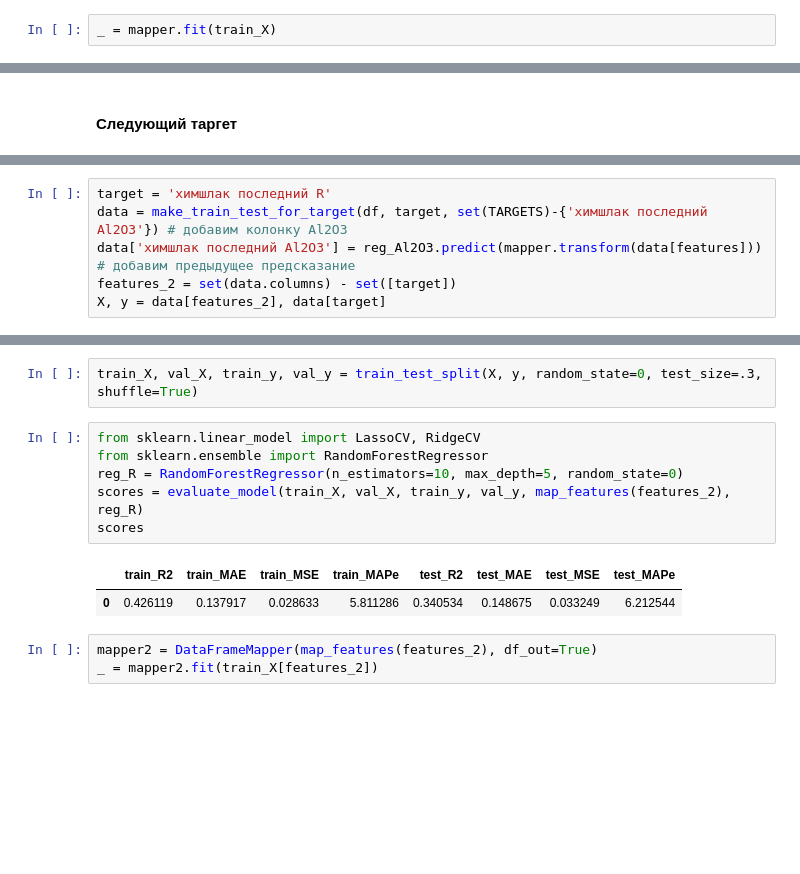
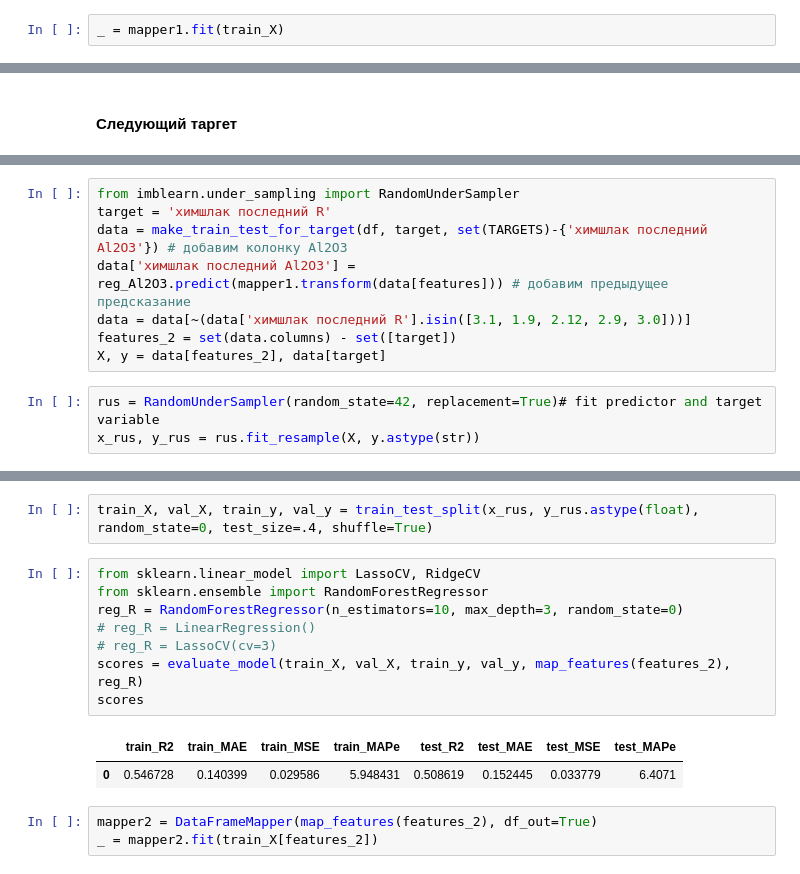
Before and after one commit to Siella/alloy_building, a Jupyter notebook: modelling/EVRAZ_Modelling.ipynb, the cells around one changed output, grey strips where cells are left out. Cells and saved outputs as stored; diff of their text form; blank space fills up the shorter version.

```diff
--- a/modelling/EVRAZ_Modelling.ipynb
+++ b/modelling/EVRAZ_Modelling.ipynb
@@ -353,7 +353,7 @@ scores
 # %%
 # sorted(dict(zip(train_X.columns, rf.feature_importances_)).items(), key=lambda item: item[1], reverse=True)[]
 # %%
-_ = mapper.fit(train_X)
+_ = mapper1.fit(train_X)
 # %%
 # reg_Al2O3.fit(mapper.transform(train_X), train_y)
 # %% [markdown]
@@ -361,9 +379,14 @@ _ = mapper.fit(train_X)
 # %%
+from imblearn.under_sampling import RandomUnderSampler
 target = 'химшлак последний R'
 data = make_train_test_for_target(df, target, set(TARGETS)-{'химшлак последний Al2O3'}) # добавим колонку Al2O3
-data['химшлак последний Al2O3'] = reg_Al2O3.predict(mapper.transform(data[features])) # добавим предыдущее предсказание
+data['химшлак последний Al2O3'] = reg_Al2O3.predict(mapper1.transform(data[features])) # добавим предыдущее предсказание
+data = data[~(data['химшлак последний R'].isin([3.1, 1.9, 2.12, 2.9, 3.0]))]
 features_2 = set(data.columns) - set([target])
 X, y = data[features_2], data[target]
+# %%
+rus = RandomUnderSampler(random_state=42, replacement=True)# fit predictor and target variable
+x_rus, y_rus = rus.fit_resample(X, y.astype(str))
 # %%
 fig = plt.figure()
 ax1 = fig.add_subplot(211)
@@ -382,14 +405,16 @@ plt.show()
 # %%
-train_X, val_X, train_y, val_y = train_test_split(X, y, random_state=0, test_size=.3, shuffle=True)
+train_X, val_X, train_y, val_y = train_test_split(x_rus, y_rus.astype(float), random_state=0, test_size=.4, shuffle=True)
 # %%
 from sklearn.linear_model import LassoCV, RidgeCV
 from sklearn.ensemble import RandomForestRegressor
-reg_R = RandomForestRegressor(n_estimators=10, max_depth=5, random_state=0)
+reg_R = RandomForestRegressor(n_estimators=10, max_depth=3, random_state=0)
+# reg_R = LinearRegression()
+# reg_R = LassoCV(cv=3)
 scores = evaluate_model(train_X, val_X, train_y, val_y, map_features(features_2), reg_R)
 scores
 # %% [output]
 |  | train_R2 | train_MAE | train_MSE | train_MAPe | test_R2 | test_MAE | test_MSE | test_MAPe |
-| 0 | 0.426119 | 0.137917 | 0.028633 | 5.811286 | 0.340534 | 0.148675 | 0.033249 | 6.212544 |
+| 0 | 0.546728 | 0.140399 | 0.029586 | 5.948431 | 0.508619 | 0.152445 | 0.033779 | 6.4071 |
 # %%
 mapper2 = DataFrameMapper(map_features(features_2), df_out=True)
 _ = mapper2.fit(train_X[features_2])
```
Also changed, not shown: parts of 6 cells of this notebook.
